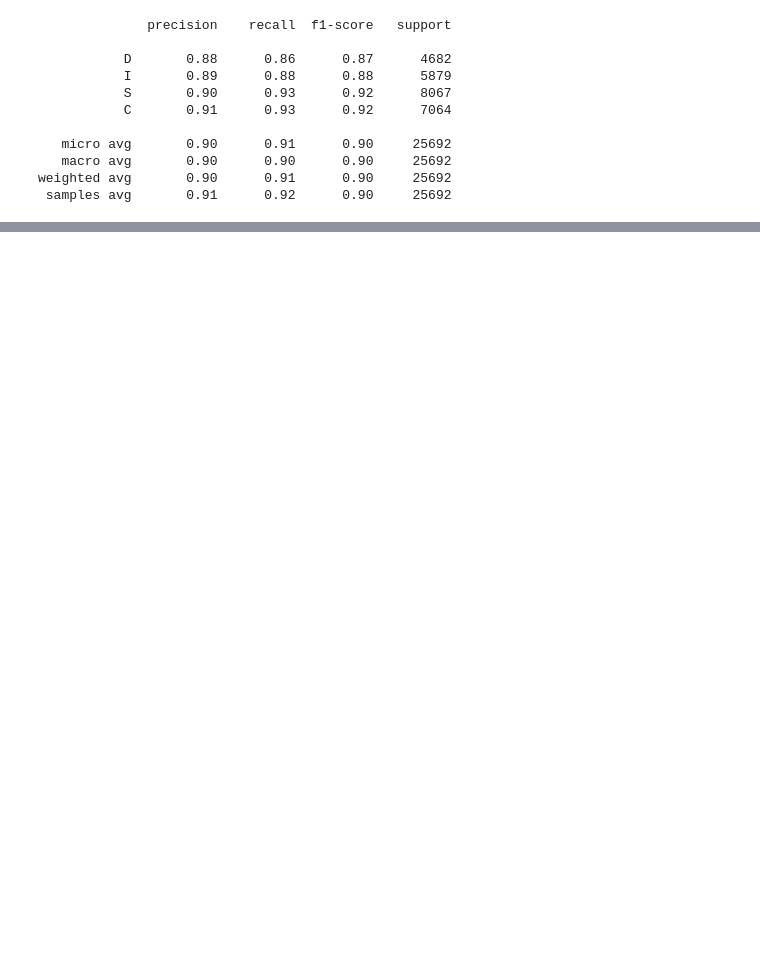
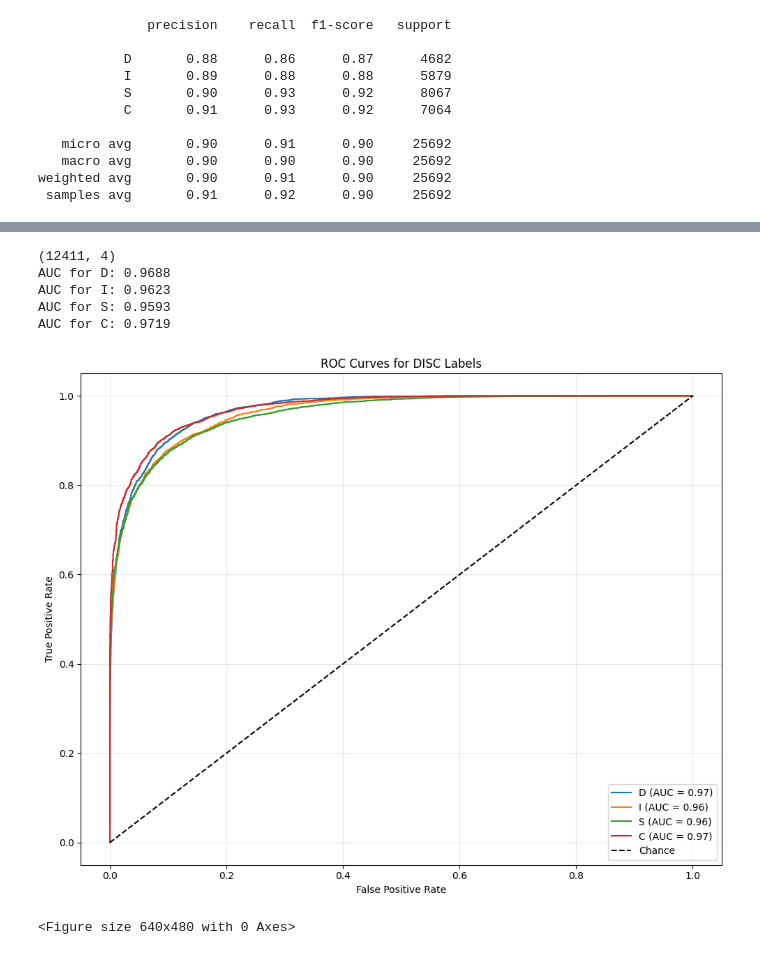
Before and after one commit to pkdc/disc-predictor-for-business, a Jupyter notebook: notebooks/08_final_model_training.ipynb, the cells around one changed output, grey strips where cells are left out. Saved outputs shown, nothing was run; the diff lists cells and outputs as text; code cells hidden in the pictures; blank space fills up the shorter version.

```diff
--- a/notebooks/08_final_model_training.ipynb
+++ b/notebooks/08_final_model_training.ipynb
@@ -93,0 +140,42 @@ weighted avg       0.90      0.91      0.90     25692
+# %%
+Y_probi = xgb_model.predict_proba(X_test)
+# print(Y_probi)
+
+Y_probi_stacked = np.stack([probi[:,1] for probi in Y_probi], axis=1)
+print(Y_probi_stacked.shape)
+
+Y_test_arr = Y_test.to_numpy()
+
+for i, label in enumerate(disc_labels):
+    auc = roc_auc_score(Y_test_arr[:,i], Y_probi_stacked[:,i])
+    print(f"AUC for {label}: {auc:.4f}")
+# %% [output]
+(12411, 4)
+AUC for D: 0.9688
+AUC for I: 0.9623
+AUC for S: 0.9593
+AUC for C: 0.9719
+# %%
+plt.figure(figsize=(10, 8))
+
+for i, label in enumerate(disc_labels):
+    fpr, tpr, _ = roc_curve(Y_test_arr[:, i], Y_probi_stacked[:, i])
+    roc_auc = auc(fpr, tpr)
+
+    plt.plot(fpr, tpr, label=f'{label} (AUC = {roc_auc:.2f})')
+
+# Plot chance line
+plt.plot([0, 1], [0, 1], 'k--', label='Chance')
+
+plt.title('ROC Curves for DISC Labels')
+plt.xlabel('False Positive Rate')
+plt.ylabel('True Positive Rate')
+plt.legend(loc='lower right')
+plt.grid(alpha=0.3)
+plt.tight_layout()
+plt.show()
+
+plt.savefig('../figures/xgb_roc_curves.png')
+# %% [output]
+[figure, added]
+<Figure size 640x480 with 0 Axes>
```
Also changed, not shown: parts of 7 cells of this notebook, 7 other files.
